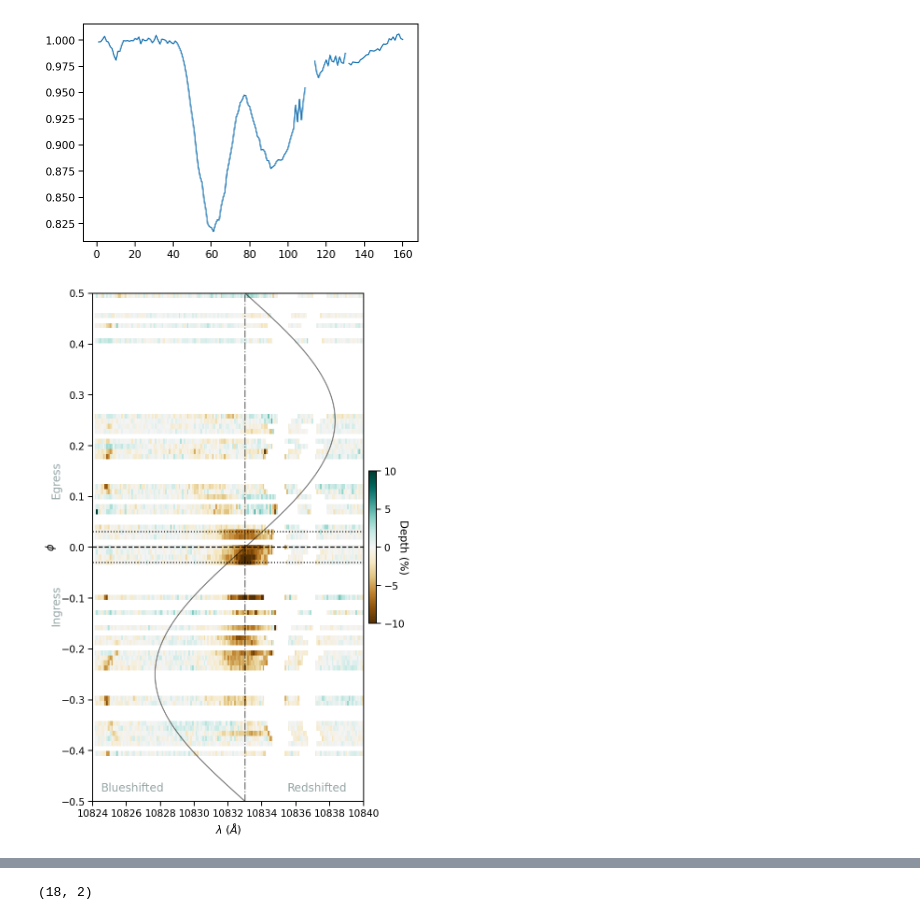
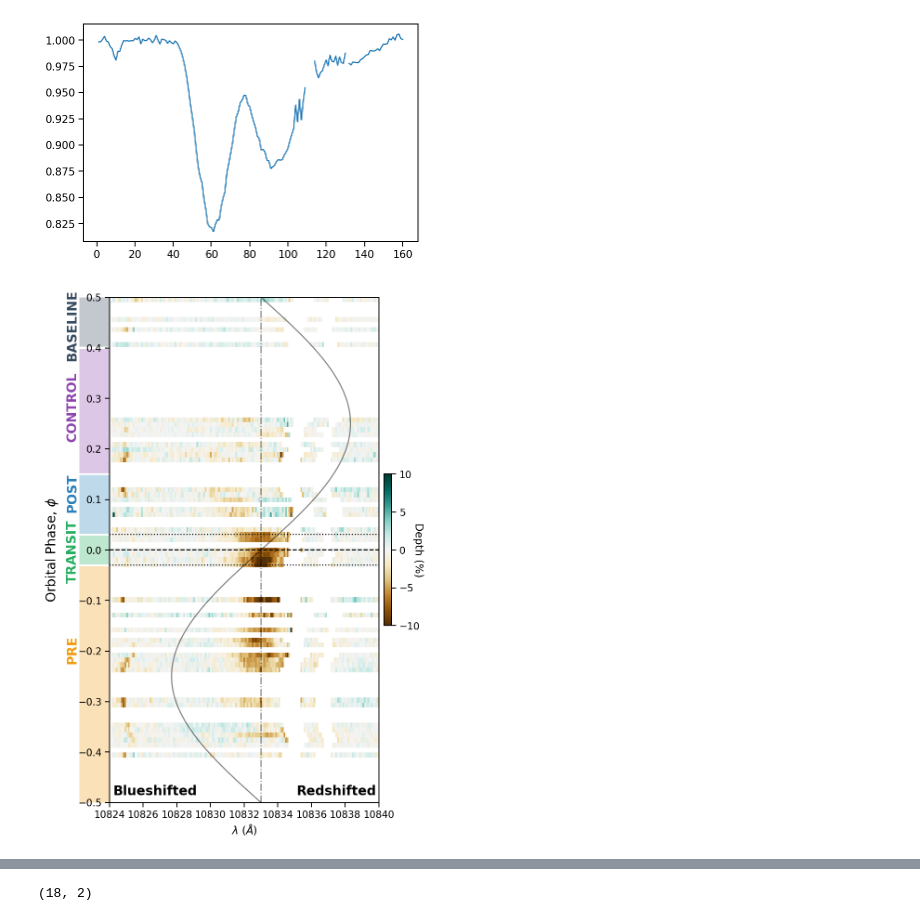
Before and after one commit to BrownDwarf/disperse, a Jupyter notebook: notebooks/04_hpf_analysis/02_Helium_phase_heatmap.ipynb, the cells around one changed output, grey strips where cells are left out. Drawn from its saved outputs; the diff is of its cells as text; code cells hidden in the pictures.

```diff
--- a/notebooks/04_hpf_analysis/02_Helium_phase_heatmap.ipynb
+++ b/notebooks/04_hpf_analysis/02_Helium_phase_heatmap.ipynb
@@ -361,10 +377,11 @@ len(spec_list)
 # %% [output]
 152
 # %%
-fig, ax = plt.subplots(figsize=(8, 4))
+fig, ax = plt.subplots(figsize=(6, 4))
 
 for spec in spec_list:
-    spec.plot(ax=ax, ylo=0, color='k', alpha=0.05)
+    #ax.scatter(spec.wavelength, spec.flux, color='k', marker='o', alpha=0.05, s=2, edgecolor=None)
+    ax.step(spec.wavelength, spec.flux, color='k', alpha=0.02)
 
 
 ax.set_xlim(10822, 10843)
@@ -384,8 +401,11 @@ ax.fill_between([x.value for x in red_limits], [2, 2], alpha=0.2, color='#2980b9
 
 ax.set_xlabel('$\lambda\;(\AA)$')
 ax.set_ylabel('Normalized Flux')
-ax.set_title('HAT-P-67 b with HPF')
 
-ax.set_ylim(0.6, 1.1)
-plt.savefig('../../figures/HAT_P_67b_He_spectrum.png', bbox_inches='tight', dpi=300);
+xticks = np.arange(10825, 10843, 4, dtype=int)
+ax.set_xticks(xticks)
+ax.set_xticklabels(xticks)
+
+ax.set_ylim(0.73, 1.08)
+plt.savefig('../../paper/paper1/figures/HAT_P_67b_He_spectrum.png', bbox_inches='tight', dpi=300);
 # %% [output]
@@ -638,29 +662,46 @@ residual = (z_dense_array.T-baseline)/baseline*100
 # %%
 fig, ax = plt.subplots(figsize=(10, 10))
 img = ax.imshow(residual, origin='lower', cmap='BrBG',
            extent=[10824, 10840, -0.5, 0.5], aspect=30, vmin=-10, vmax=10);
 
 cb = fig.colorbar(img, ax=ax, cmap='BrBG', pad=0.01, shrink=0.3)
 cb.ax.set_ylabel('Depth (%)', rotation=270)
 ax.set_xlabel(r'$\lambda~(\AA)$');
-ax.set_ylabel('$\phi$')
+ax.set_ylabel('Orbital Phase, $\phi$', labelpad=20, fontsize=14)
 ax.axhline(0, color='k', linestyle='dashed')
 ax.axhline(-t_14_orb_phase/2, linestyle='dotted', color='k')
 ax.axhline(+t_14_orb_phase/2, linestyle='dotted', color='k')
 
 ax.set_yticks([-0.5, -0.4, -0.3, -0.2, -0.1, 0, 0.1, 0.2, 0.3, 0.4, 0.5])
 
-ax.text(10821.5, -0.15, 'Ingress', rotation=90, color='#95a5a6', size=12)
-ax.text(10821.5, +0.1, 'Egress', rotation=90, color='#95a5a6', size=12)
+dp = 0.002
+ax.text(10821.4, -0.22, 'PRE', rotation=90, color='#f39c12', size=14, fontweight="bold")
+plt.fill_between([10822.2, 10824], -0.5, -0.03-dp, alpha=0.3, color='#f39c12', ec=None, clip_on=False)
 
-ax.text(10824.5, -0.48, 'Blueshifted', rotation=0, color='#95a5a6', size=12)
-ax.text(10835.5, -0.48, 'Redshifted', rotation=0, color='#95a5a6', size=12)
+ax.text(10821.4, -0.06, 'TRANSIT', rotation=90, color='#27ae60', size=14, fontweight="bold")
+plt.fill_between([10822.2, 10824], -0.03+dp, +0.03-dp, alpha=0.3, color='#27ae60', ec=None, clip_on=False)
+
+ax.text(10821.4, +0.08, 'POST', rotation=90, color='#2980b9', size=14, fontweight="bold")
+plt.fill_between([10822.2, 10824], +0.03+dp, 0.15-dp, alpha=0.3, color='#2980b9', ec=None, clip_on=False)
+
+ax.text(10821.4, +0.22, 'CONTROL', rotation=90, color='#8e44ad', size=14, fontweight="bold")
+plt.fill_between([10822.2, 10824], +0.15+dp, 0.4-dp, alpha=0.3, color='#8e44ad', ec=None, clip_on=False)
+
+ax.text(10821.4, +0.38, 'BASELINE', rotation=90, color='#34495e', size=14, fontweight="bold")
+plt.fill_between([10822.2, 10824], +0.4+dp, 0.5, alpha=0.3, color='#34495e', ec=None, clip_on=False)
+
+
+ax.text(10824.2, -0.485, 'Blueshifted', rotation=0, color='k', size=14, fontweight="bold")
+ax.text(10835.1, -0.485, 'Redshifted', rotation=0, color='k', size=14, fontweight="bold")
+
+
+ax.set_xlim(10824)
 
 ax.plot(wavelength_shift, phase, '-', color='k', alpha=0.5)
 ax.plot(stellar_rv_shift, phase, '-.', color='k', alpha=0.5)
 plt.savefig('../../paper/paper1/figures/phase_2D_diagram_resid.png', dpi=300, bbox_inches='tight')
 # %% [output]
-[figure, old version]
+[figure, new version]
 # %%
 from sklearn.gaussian_process import GaussianProcessRegressor
 from sklearn.gaussian_process.kernels import RBF, ConstantKernel as C
```
Also changed, not shown: parts of 20 cells of this notebook, 4 other files.
